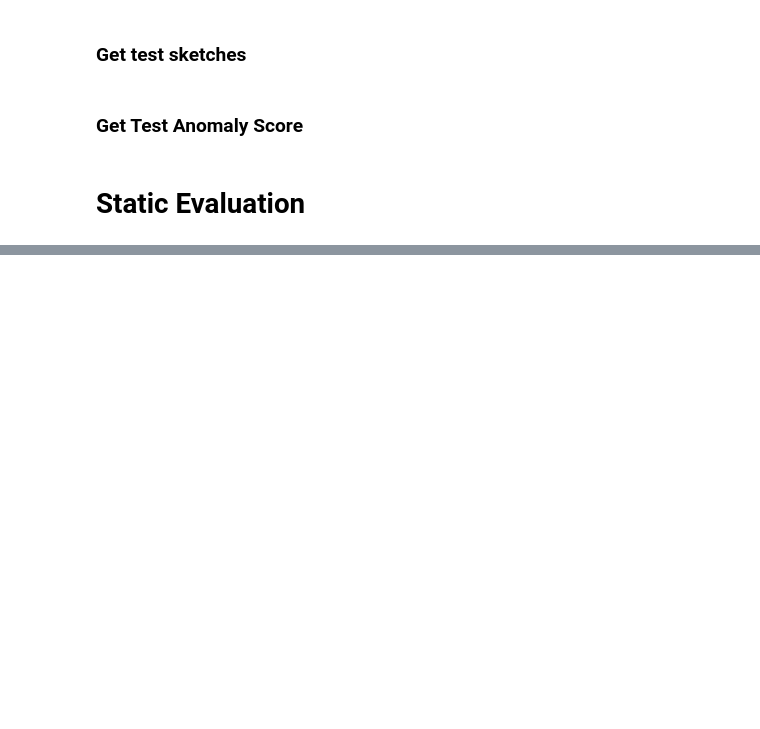
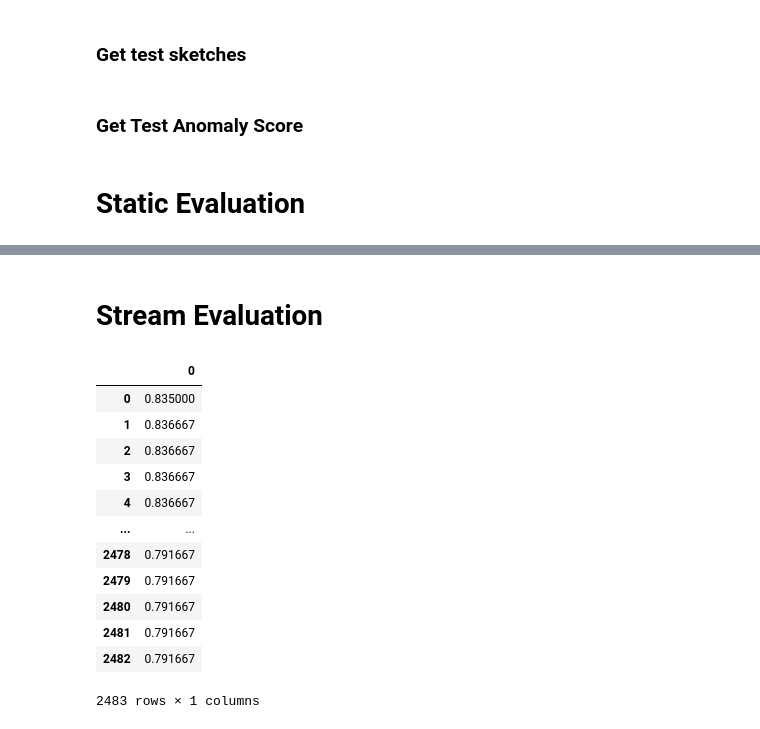
Before and after one commit to jiaxililearn/my_anomaly_detection, a Jupyter notebook: notebooks/eval.ipynb, the cells around one changed output, grey strips where cells are left out. Saved outputs shown, nothing was run; the diff lists cells and outputs as text; code cells hidden in the pictures; blank space fills up the shorter version.

```diff
--- a/notebooks/eval.ipynb
+++ b/notebooks/eval.ipynb
@@ -246,0 +247,2 @@ See the caveats in the documentation: https://pandas.pydata.org/pandas-docs/stab
+# %% [markdown]
+# Stream Evaluation
@@ -246,0 +261,17 @@ See the caveats in the documentation: https://pandas.pydata.org/pandas-docs/stab
+# %%
+cluster_df = pd.read_csv(stream_cluster_iterations_path.format('all'), sep=' ', header=None).dropna(axis=1)
+cluster_df.apply(lambda x: calc_accuracy(x), axis=1)
+# %% [output]
+|  | 0 |
+| 0 | 0.835000 |
+| 1 | 0.836667 |
+| 2 | 0.836667 |
+| 3 | 0.836667 |
+| 4 | 0.836667 |
+| ... | ... |
+| 2478 | 0.791667 |
+| 2479 | 0.791667 |
+| 2480 | 0.791667 |
+| 2481 | 0.791667 |
+| 2482 | 0.791667 |
+2483 rows × 1 columns
```
Also changed, not shown: parts of 5 cells of this notebook, 1 other file.
